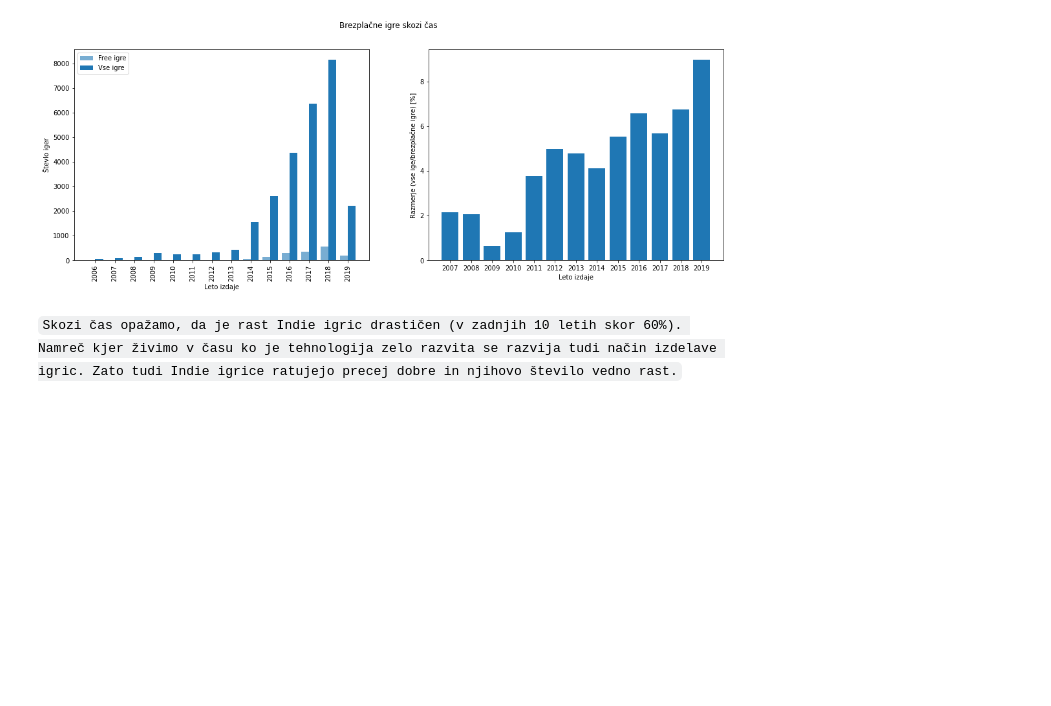
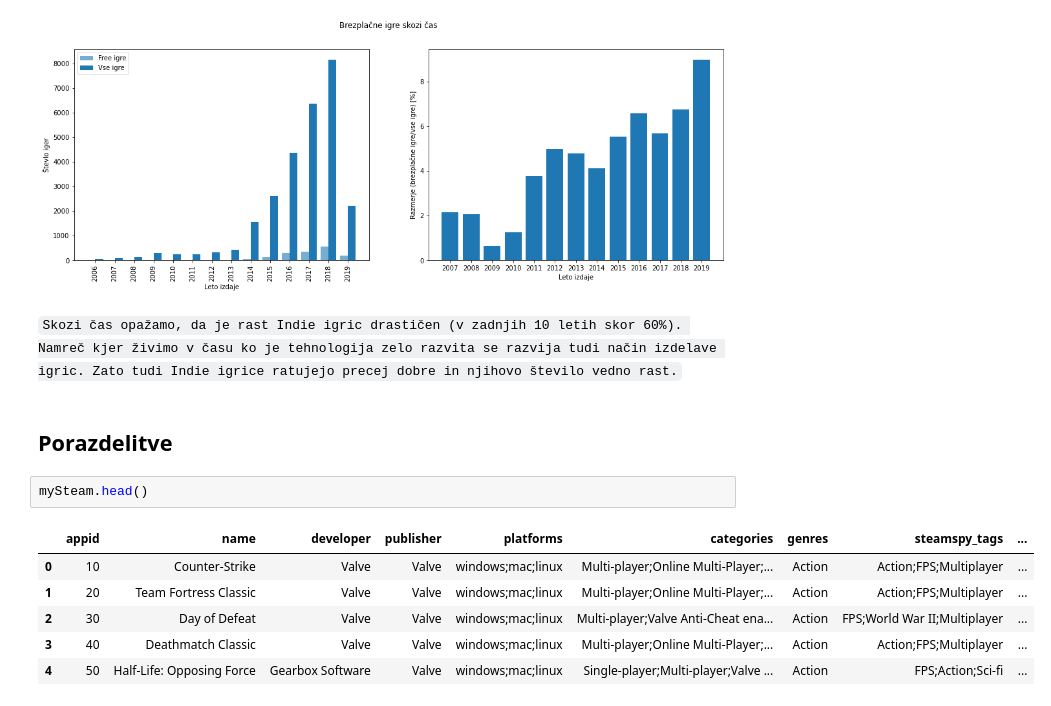
Before and after one commit to matejgrzinic/PR20MGDPMZML, a Jupyter notebook: popovic.ipynb, the cells around one changed output. Drawn from its saved outputs; the diff is of its cells as text; blank space fills up the shorter version.

````diff
--- a/popovic.ipynb
+++ b/popovic.ipynb
@@ -344,3 +343,14 @@ getPlotOverY("steamspy_tags", "Free", mySteam, "Leto izdaje", "Števlo iger","Ra
 [figure]
 # %% [markdown]
 ```Skozi čas opažamo, da je rast Indie igric drastičen (v zadnjih 10 letih skor 60%). Namreč kjer živimo v času ko je tehnologija zelo razvita se razvija tudi način izdelave igric. Zato tudi Indie igrice ratujejo precej dobre in njihovo število vedno rast.```
+# %% [markdown]
+## Porazdelitve
+# %%
+mySteam.head()
+# %% [output]
+|  | appid | name | developer | publisher | platforms | categories | genres | steamspy_tags | ... |
+| 0 | 10 | Counter-Strike | Valve | Valve | windows;mac;linux | Multi-player;Online Multi-Player;... | Action | Action;FPS;Multiplayer | ... |
+| 1 | 20 | Team Fortress Classic | Valve | Valve | windows;mac;linux | Multi-player;Online Multi-Player;... | Action | Action;FPS;Multiplayer | ... |
+| 2 | 30 | Day of Defeat | Valve | Valve | windows;mac;linux | Multi-player;Valve Anti-Cheat ena... | Action | FPS;World War II;Multiplayer | ... |
+| 3 | 40 | Deathmatch Classic | Valve | Valve | windows;mac;linux | Multi-player;Online Multi-Player;... | Action | Action;FPS;Multiplayer | ... |
+| 4 | 50 | Half-Life: Opposing Force | Gearbox Software | Valve | windows;mac;linux | Single-player;Multi-player;Valve ... | Action | FPS;Action;Sci-fi | ... |
````
Also changed, not shown: parts of 8 cells of this notebook.
